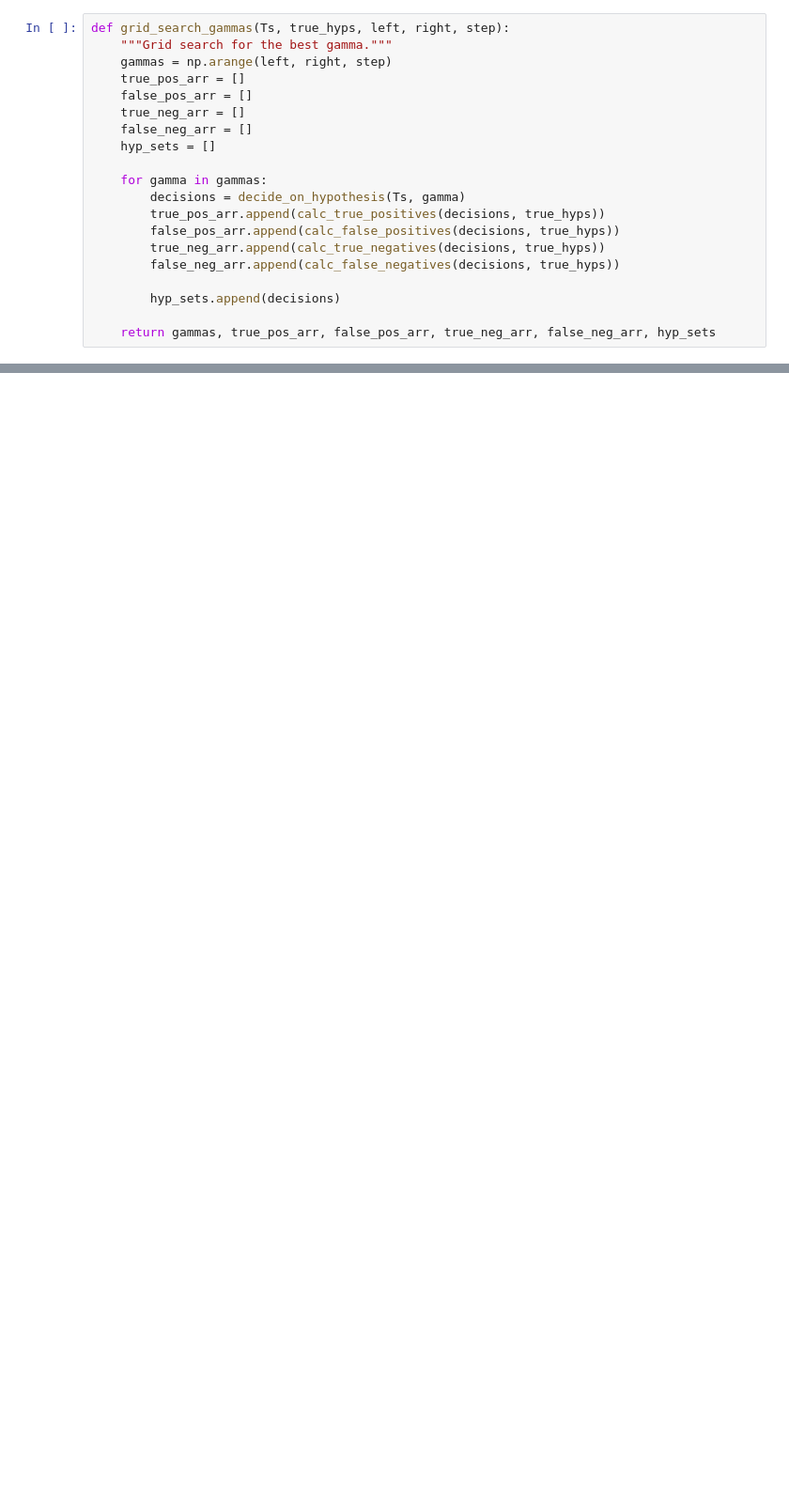
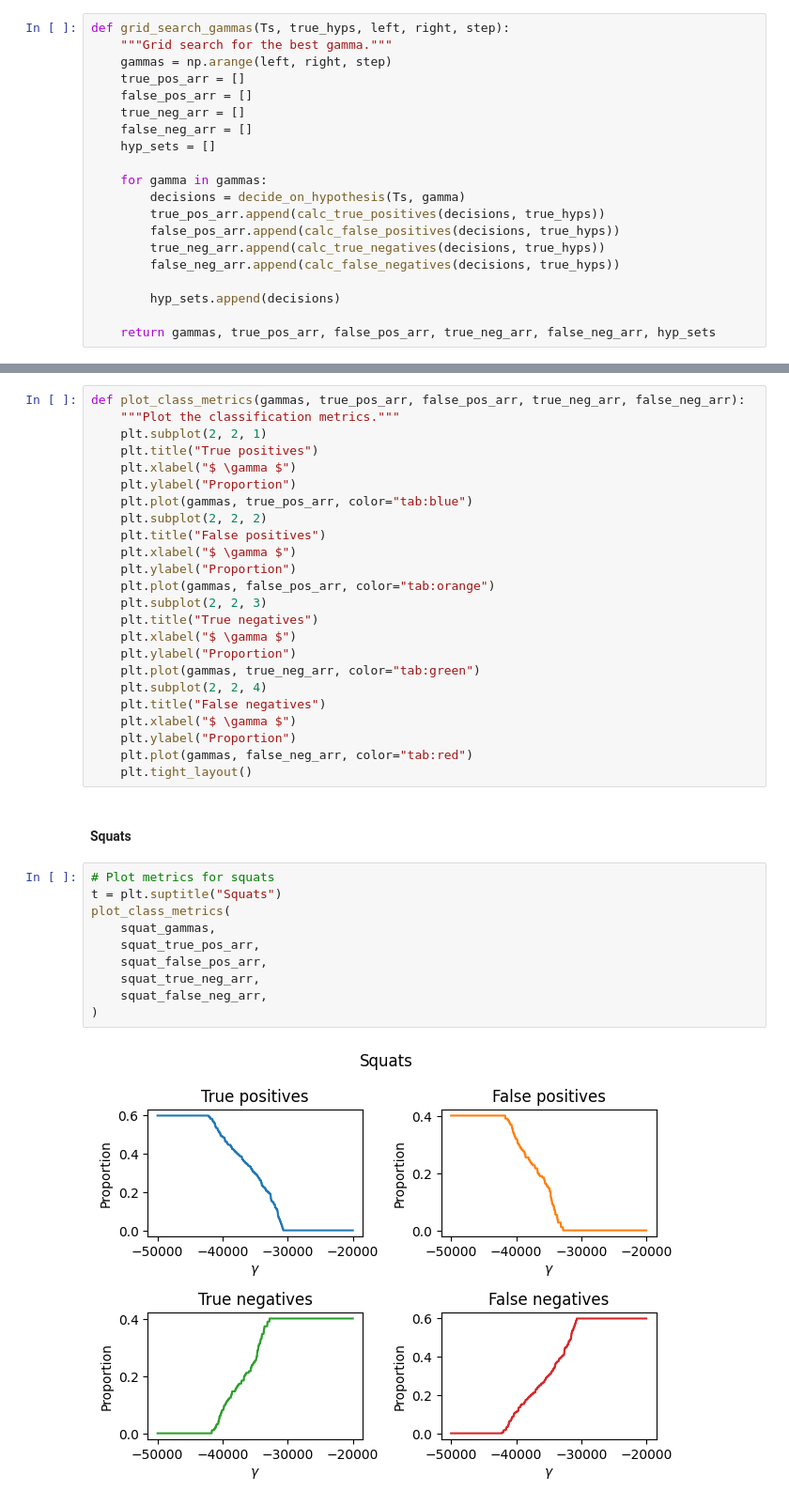
Before and after one commit to sjb296/linear-motion-detection, a Jupyter notebook: main.ipynb, the cells around one changed output, grey strips where cells are left out. Shown at 94% size. Cells and saved outputs as stored; diff of their text form; blank space fills up the shorter version.

Commit message:
Metrics for both exercises

```diff
--- a/main.ipynb
+++ b/main.ipynb
@@ -485,0 +503,38 @@ gammas, true_pos_arr, false_pos_arr, true_neg_arr, false_neg_arr, hyp_sets = (
+# %%
+def plot_class_metrics(gammas, true_pos_arr, false_pos_arr, true_neg_arr, false_neg_arr):
+    """Plot the classification metrics."""
+    plt.subplot(2, 2, 1)
+    plt.title("True positives")
+    plt.xlabel("$ \gamma $")
+    plt.ylabel("Proportion")
+    plt.plot(gammas, true_pos_arr, color="tab:blue")
+    plt.subplot(2, 2, 2)
+    plt.title("False positives")
+    plt.xlabel("$ \gamma $")
+    plt.ylabel("Proportion")
+    plt.plot(gammas, false_pos_arr, color="tab:orange")
+    plt.subplot(2, 2, 3)
+    plt.title("True negatives")
+    plt.xlabel("$ \gamma $")
+    plt.ylabel("Proportion")
+    plt.plot(gammas, true_neg_arr, color="tab:green")
+    plt.subplot(2, 2, 4)
+    plt.title("False negatives")
+    plt.xlabel("$ \gamma $")
+    plt.ylabel("Proportion")
+    plt.plot(gammas, false_neg_arr, color="tab:red")
+    plt.tight_layout()
+# %% [markdown]
+#### Squats
+# %%
+# Plot metrics for squats
+t = plt.suptitle("Squats")
+plot_class_metrics(
+    squat_gammas,
+    squat_true_pos_arr,
+    squat_false_pos_arr,
+    squat_true_neg_arr,
+    squat_false_neg_arr,
+)
+# %% [output]
+[figure, added]
```
Also changed, not shown: parts of 12 cells of this notebook.
